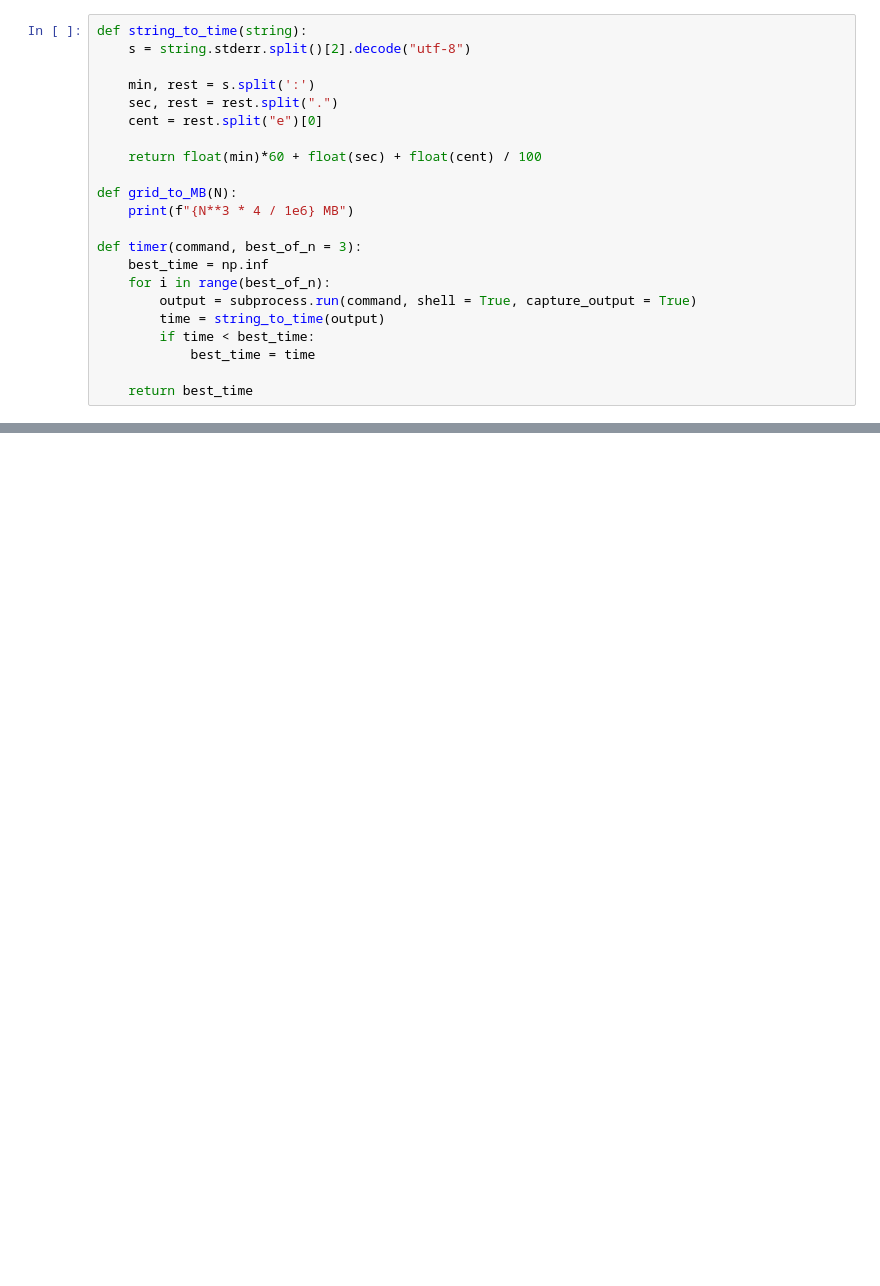
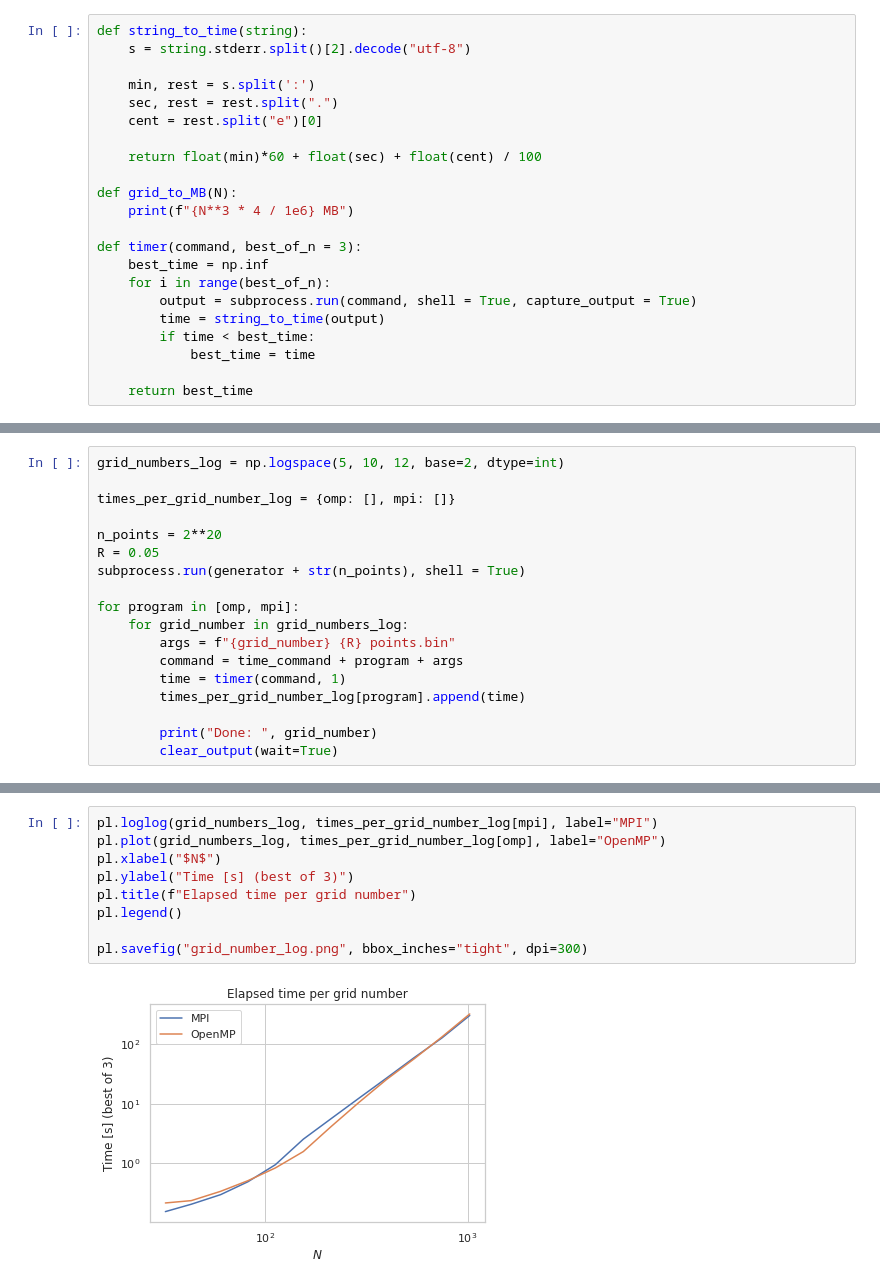
Before and after one commit to LetteraUnica/3D-density-estimation, a Jupyter notebook: Report/performance_eval.ipynb, the cells around one changed output, grey strips where cells are left out. Cells and saved outputs as stored; diff of their text form; blank space fills up the shorter version.

```diff
--- a/Report/performance_eval.ipynb
+++ b/Report/performance_eval.ipynb
@@ -101,0 +108,18 @@ pl.savefig("grid_number_linear.png", bbox_inches="tight", dpi=300)
+# %%
+grid_numbers_log = np.logspace(5, 10, 12, base=2, dtype=int)
+
+times_per_grid_number_log = {omp: [], mpi: []}
+
+n_points = 2**20
+R = 0.05
+subprocess.run(generator + str(n_points), shell = True)
+
+for program in [omp, mpi]:
+    for grid_number in grid_numbers_log:
+        args = f"{grid_number} {R} points.bin"
+        command = time_command + program + args
+        time = timer(command, 1)
+        times_per_grid_number_log[program].append(time)
+
+        print("Done: ", grid_number)
+        clear_output(wait=True)
@@ -101,0 +140,11 @@ pl.savefig("grid_number_linear.png", bbox_inches="tight", dpi=300)
+# %%
+pl.loglog(grid_numbers_log, times_per_grid_number_log[mpi], label="MPI")
+pl.plot(grid_numbers_log, times_per_grid_number_log[omp], label="OpenMP")
+pl.xlabel("$N$")
+pl.ylabel("Time [s] (best of 3)")
+pl.title(f"Elapsed time per grid number")
+pl.legend()
+
+pl.savefig("grid_number_log.png", bbox_inches="tight", dpi=300)
+# %% [output]
+[figure, added]
```
Also changed, not shown: parts of 7 cells of this notebook, 7 other files.
